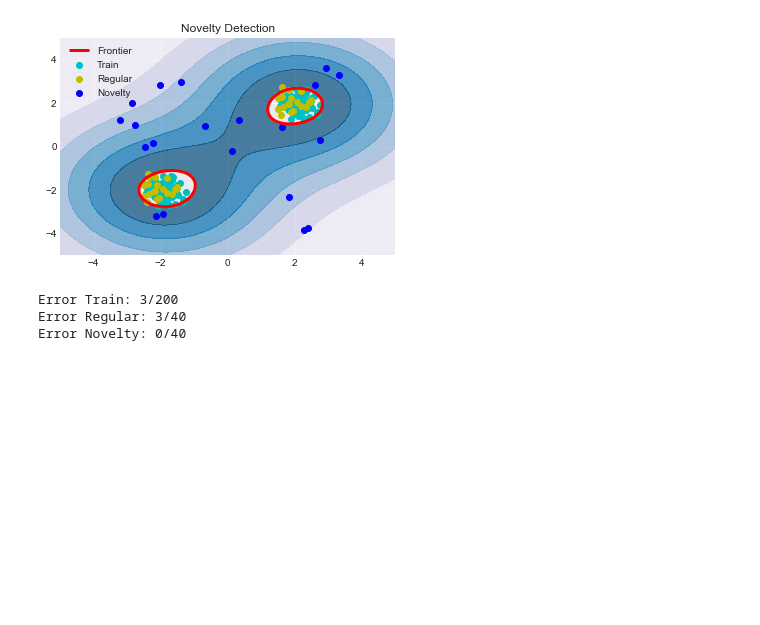
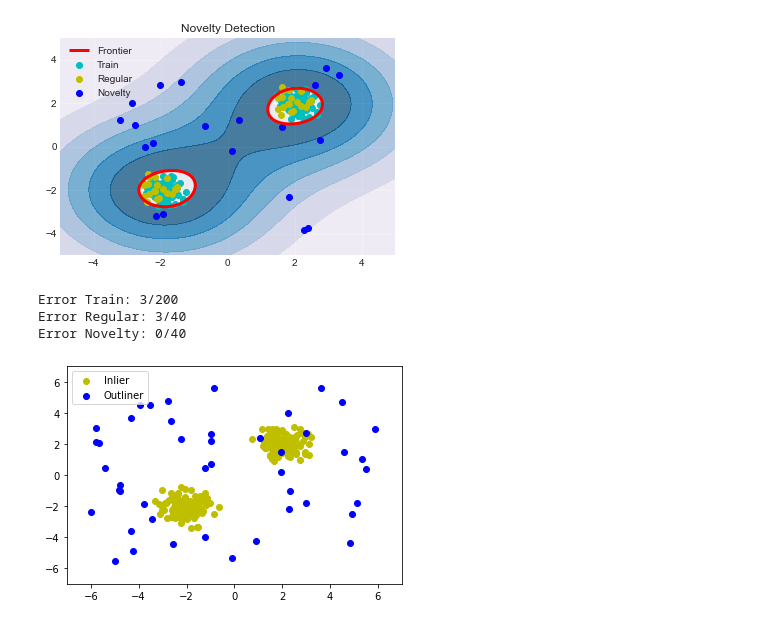
Before and after one commit to yydevelop/study, a Jupyter notebook: python/ml_suguru/4_5.ipynb, the cells around one changed output. Saved outputs shown, nothing was run; the diff lists cells and outputs as text; code cells hidden in the pictures; blank space fills up the shorter version.

```diff
--- a/python/ml_suguru/4_5.ipynb
+++ b/python/ml_suguru/4_5.ipynb
@@ -76,3 +76,35 @@ print(f'Error Novelty: {n_error_novelty}/40')
 Error Train: 3/200
 Error Regular: 3/40
 Error Novelty: 0/40
+# %%
+import numpy as np
+import matplotlib.pyplot as plt
+
+from sklearn.datasets import make_blobs
+
+# 乱数シードの設定
+np.random.seed(1)
+
+# サンプルデータに関する設定
+n_samples = 300
+outlier_ratio = 0.15
+n_outliers = int(n_samples * outlier_ratio)
+n_inliers = n_samples - n_outliers
+
+# 正常/外れ値データの生成
+inliers = make_blobs(centers=[[2, 2], [-2, -2]], cluster_std=[0.5, 0.5],
+                   random_state=0, n_samples=n_inliers, n_features=2)[0]
+outliers = np.random.uniform(low=-6, high=6, size=(n_outliers, 2))
+
+#訓練データの作成
+X_train = np.concatenate([inliers ,outliers],axis=0)
+
+#データの可視化
+plt.scatter(inliers[:, 0], inliers[:, 1], label='Inlier', c='y')
+plt.scatter(outliers[:,0], outliers[:,1],label="Outliner",c="b")
+plt.legend(loc=2)
+plt.xlim(-7,7)
+plt.ylim(-7,7)
+plt.show()
+# %% [output]
+[figure, added]
```
Also changed, not shown: parts of 4 cells of this notebook, 5 other files.
